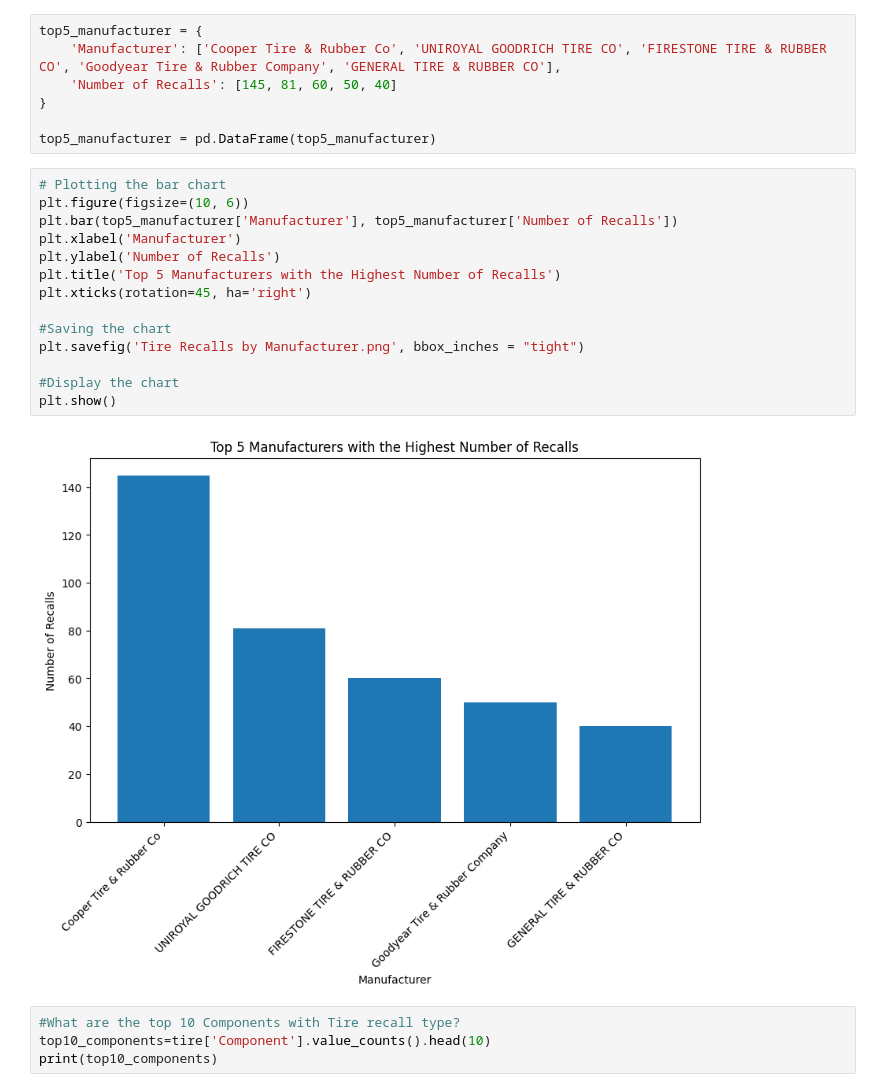
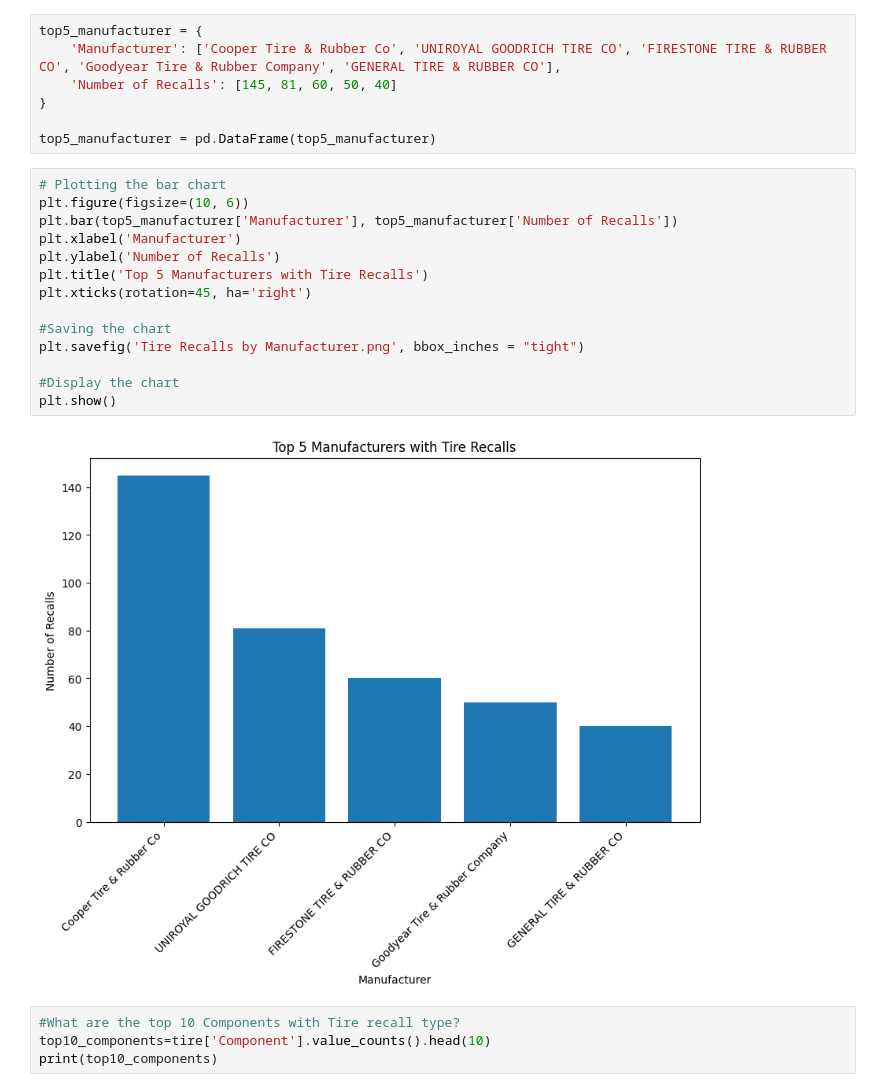
Before and after one commit to Dullard-boy/Hamoye-Data-Science-Internship-2023, a Jupyter notebook: HDSC'23_Spring_Cohort_Premier_Project_Anaconda_Team.ipynb, the cells around one changed output. Saved outputs shown, nothing was run; the diff lists cells and outputs as text.

```diff
--- a/HDSC'23_Spring_Cohort_Premier_Project_Anaconda_Team.ipynb
+++ b/HDSC'23_Spring_Cohort_Premier_Project_Anaconda_Team.ipynb
@@ -272,19 +272,19 @@ top5_manufacturer = pd.DataFrame(top5_manufacturer)
 # %%
 # Plotting the bar chart
 plt.figure(figsize=(10, 6))
 plt.bar(top5_manufacturer['Manufacturer'], top5_manufacturer['Number of Recalls'])
 plt.xlabel('Manufacturer')
 plt.ylabel('Number of Recalls')
-plt.title('Top 5 Manufacturers with the Highest Number of Recalls')
+plt.title('Top 5 Manufacturers with Tire Recalls')
 plt.xticks(rotation=45, ha='right')
 
 #Saving the chart
 plt.savefig('Tire Recalls by Manufacturer.png', bbox_inches = "tight")
 
 #Display the chart
 plt.show()
 # %% [output]
-[figure, old version]
+[figure, new version]
 # %%
 #What are the top 10 Components with Tire recall type?
 top10_components=tire['Component'].value_counts().head(10)
```
Also changed, not shown: parts of 8 cells of this notebook.
